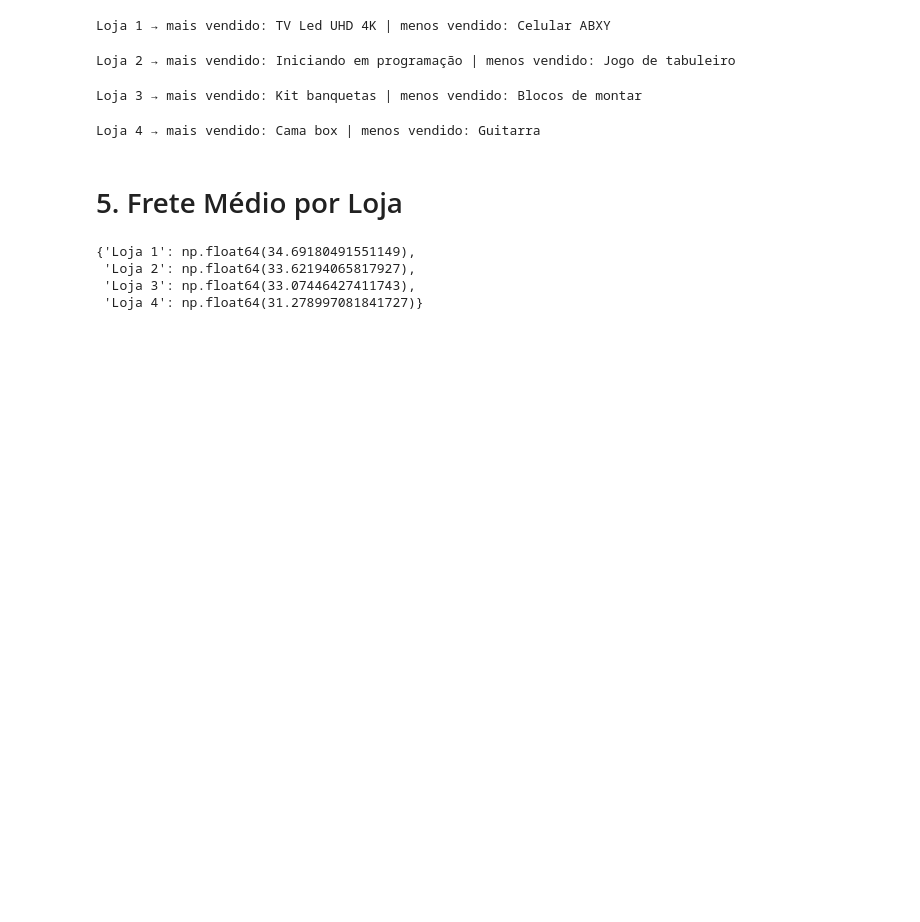
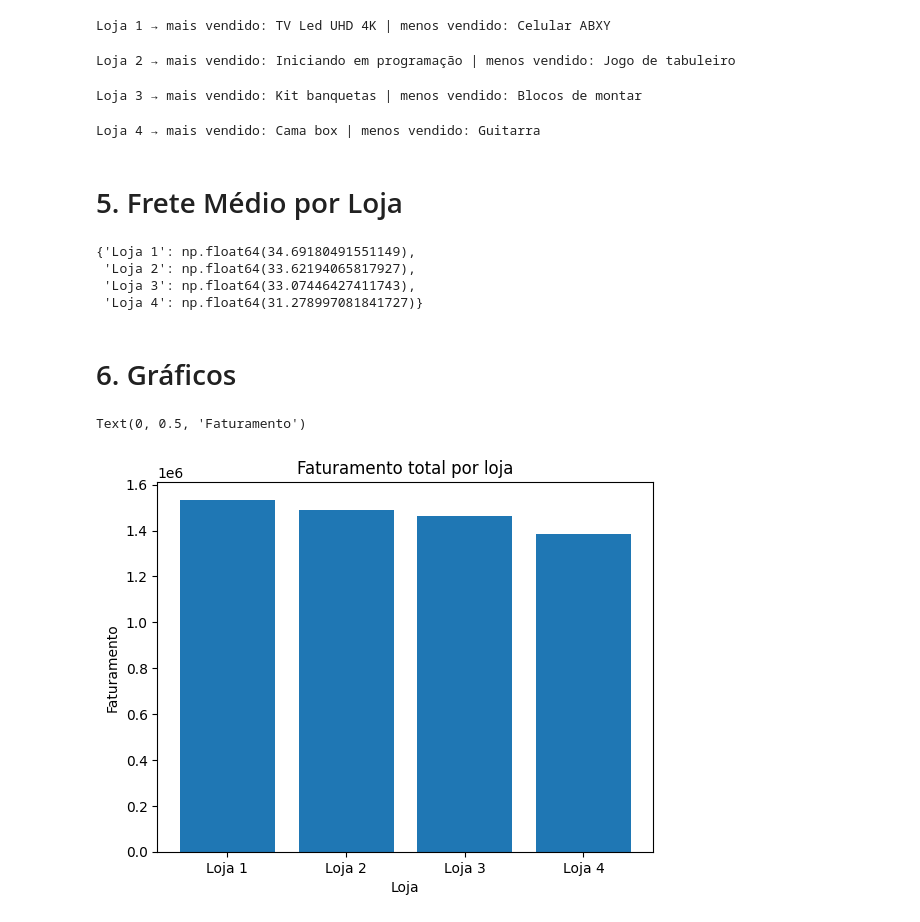
Before and after one commit to JeffersonSenaa/ONE-Challenger-1-Data-Science, a Jupyter notebook: AluraStoreBr.ipynb, the cells around one changed output. Saved outputs shown, nothing was run; the diff lists cells and outputs as text; code cells hidden in the pictures; blank space fills up the shorter version.

```diff
--- a/AluraStoreBr.ipynb
+++ b/AluraStoreBr.ipynb
@@ -180,3 +180,5 @@ fretes_medios
  'Loja 2': np.float64(33.62194065817927),
  'Loja 3': np.float64(33.07446427411743),
  'Loja 4': np.float64(31.278997081841727)}
+# %% [markdown]
+# 6. Gráficos
@@ -182,0 +187,12 @@ fretes_medios
+# %%
+faturamentos_valores = [faturamento_loja1, faturamento_loja2, faturamento_loja3, faturamento_loja4]
+lojas = ['Loja 1', 'Loja 2', 'Loja 3', 'Loja 4']
+
+plt.figure()
+plt.bar(lojas, faturamentos_valores)
+plt.title('Faturamento total por loja')
+plt.xlabel('Loja')
+plt.ylabel('Faturamento')
+# %% [output]
+Text(0, 0.5, 'Faturamento')
+[figure, added]
```
Also changed, not shown: parts of 7 cells of this notebook.
